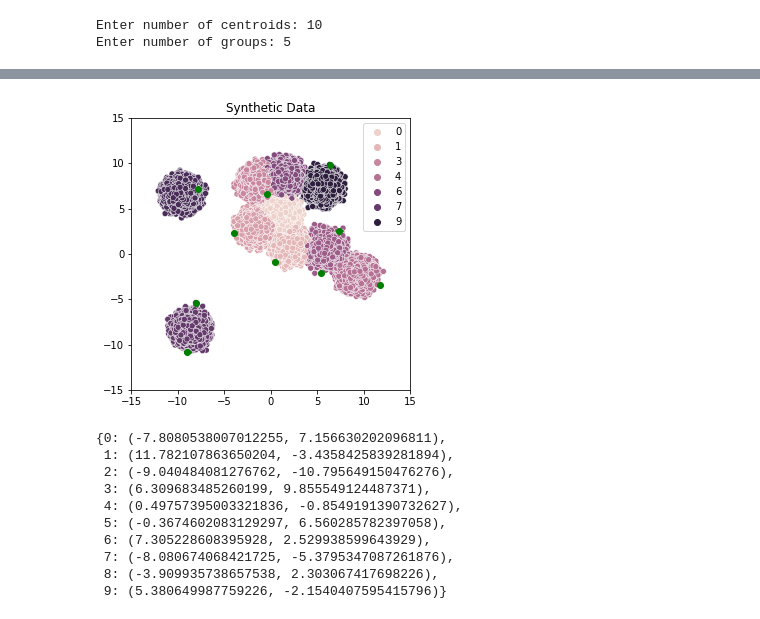
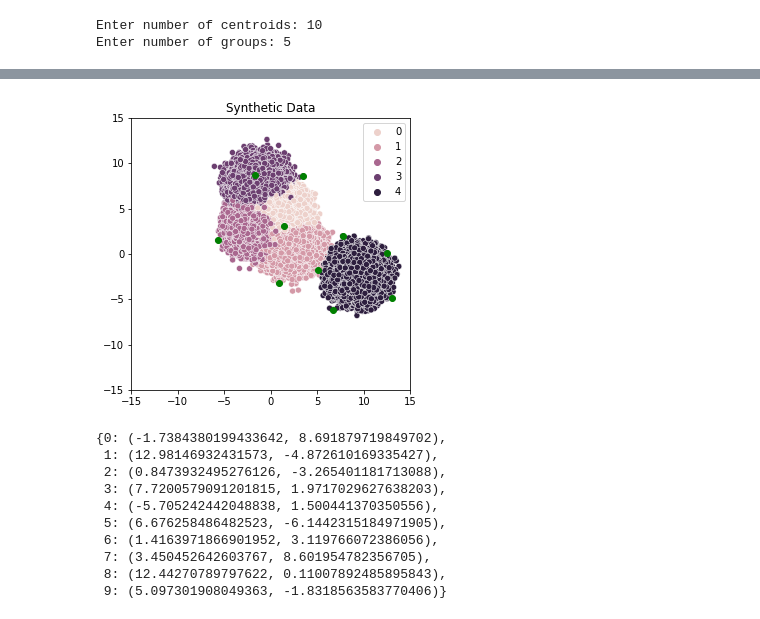
Before and after one commit to mbalestra/AllocateResourcesFairly, a Jupyter notebook: algorithm/synth_data.ipynb, the cells around one changed output, grey strips where cells are left out. Saved outputs shown, nothing was run; the diff lists cells and outputs as text; code cells hidden in the pictures.

```diff
--- a/algorithm/synth_data.ipynb
+++ b/algorithm/synth_data.ipynb
@@ -11,7 +11,7 @@ import time
 # %%
 #User input for algorithm:
 #for synthetic data/potentially for regular datasets user can set the total subgroups/centroids
-centroids = input("Enter number of centroids: ")
+numCentroids = input("Enter number of centroids: ")
 groupNum = input("Enter number of groups: ")
 # %% [output]
 Enter number of centroids: 10
@@ -84,6 +75,0 @@ distances, indices = nbrs.kneighbors(X)
-# %%
-X = []
-for i in range(len(df)):
-  X.append([df['x_coord'][i],df['y_coord'][i]])
-nbrs = NearestNeighbors(n_neighbors=2,algorithm='ball_tree').fit(X)
-distances, indices = nbrs.kneighbors(X)
@@ -92,4 +75,0 @@ nbrs.kneighbors_graph(x).toarray()
-# %%
-assignment = []
-for i in range(len(indices)):
-  assignment.append(indices[i][1])
@@ -316,24 +292,25 @@ from operator import itemgetter
 # Generate Imbalanced Synthetic Data
 center_box = (0,20)
 # X,y = make_classification(n_samples=800000, n_classes=int(groupNum),shift=15 ,n_informative=4, n_redundant=0,n_repeated=0, n_clusters_per_class=2,class_sep=.8,flip_y=0,weights=[0.65,.15, .12, .08], random_state=55)
-X, y = make_blobs(n_samples=800000, centers=int(centroids), cluster_std=.6,random_state=0)
+X, y = make_blobs(n_samples=800000, centers=int(groupNum), cluster_std=1,random_state=0)
 # X, y = make_blobs(n_samples=1000000, centers=int(groups), n_features=2,center_box=center_box,random_state=0)
 # create dataframe to hold x and y coordinates
 df = pd.DataFrame({
     'x_coord': X[:,0],
     'y_coord': X[:,1]})
-df['group'] = np.random.randint(0,5, df.shape[0])
+#df['group'] = np.random.randint(0,5, df.shape[0])
+df['group'] = y
 
 numList = [i for i in range(int(groupNum))]
-j = 0
+'''j = 0
 for i in range(len(weights)):
   df.loc[df.sample(frac=weights[i], replace=False).index, 'group'] = numList[j]
-  j+=1
+  j+=1'''
 
 
 
 #arbitrarily picked random k (number of centroids)
-k = int(centroids)
+k = int(numCentroids)
 centroids = {}
 #randomly initialized centroid x and y coordinates (in real data we will actually have these coordinates)
 centroids[0] = ((random.choice(X[:,0])), (random.choice(X[:,1])))
@@ -382,11 +359,11 @@ Time elapsed Assignment Step:  2.5998075008392334
-[figure, old version]
+[figure, new version]
-{0: (-7.8080538007012255, 7.156630202096811),
- 1: (11.782107863650204, -3.4358425839281894),
- 2: (-9.040484081276762, -10.795649150476276),
- 3: (6.309683485260199, 9.855549124487371),
- 4: (0.49757395003321836, -0.8549191390732627),
- 5: (-0.3674602083129297, 6.560285782397058),
- 6: (7.305228608395928, 2.529938599643929),
- 7: (-8.080674068421725, -5.3795347087261876),
- 8: (-3.909935738657538, 2.303067417698226),
- 9: (5.380649987759226, -2.1540407595415796)}
+{0: (-1.7384380199433642, 8.691879719849702),
+ 1: (12.98146932431573, -4.872610169335427),
+ 2: (0.8473932495276126, -3.265401181713088),
+ 3: (7.7200579091201815, 1.9717029627638203),
+ 4: (-5.705242442048838, 1.500441370350556),
+ 5: (6.676258486482523, -6.1442315184971905),
+ 6: (1.4163971866901952, 3.119766072386056),
+ 7: (3.450452642603767, 8.601954782356705),
+ 8: (12.44270789797622, 0.11007892485895843),
+ 9: (5.097301908049363, -1.8318563583770406)}
```
Also changed, not shown: parts of 16 cells of this notebook.
